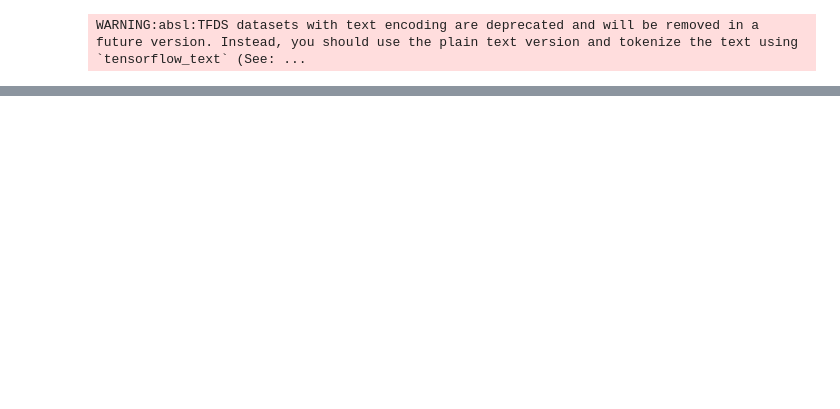
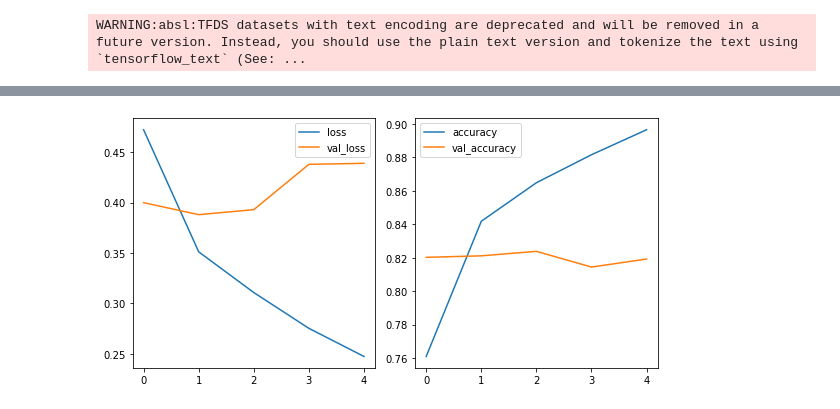
Before and after one commit to ddpham/TFExam, a Jupyter notebook: nbs/nlp/02_RNN.ipynb, the cells around one changed output, grey strips where cells are left out. Saved outputs shown, nothing was run; the diff lists cells and outputs as text; code cells hidden in the pictures; blank space fills up the shorter version.

```diff
--- a/nbs/nlp/02_RNN.ipynb
+++ b/nbs/nlp/02_RNN.ipynb
@@ -335,0 +349,13 @@ plot_history(model.history)
+# %%
+model = keras.Sequential([
+    keras.layers.Embedding(num_words, embed_dim, input_length=max_len),
+    keras.layers.Conv1D(128, 5, activation='relu'),
+    keras.layers.GlobalMaxPool1D(),
+    keras.layers.Flatten(),
+    keras.layers.Dense(24, activation='relu'),
+    keras.layers.Dense(1, activation='sigmoid')
+])
+model.compile(optimizer='adam', loss='binary_crossentropy', metrics='accuracy')
+model.fit(train_sequences, train_labels, epochs=5, validation_data=(valid_sequences, valid_labels))
+plot_history(model.history)
+# %% [output]
@@ -335,0 +372 @@ plot_history(model.history)
+[figure, added]
```
Also changed, not shown: parts of 18 cells of this notebook.
